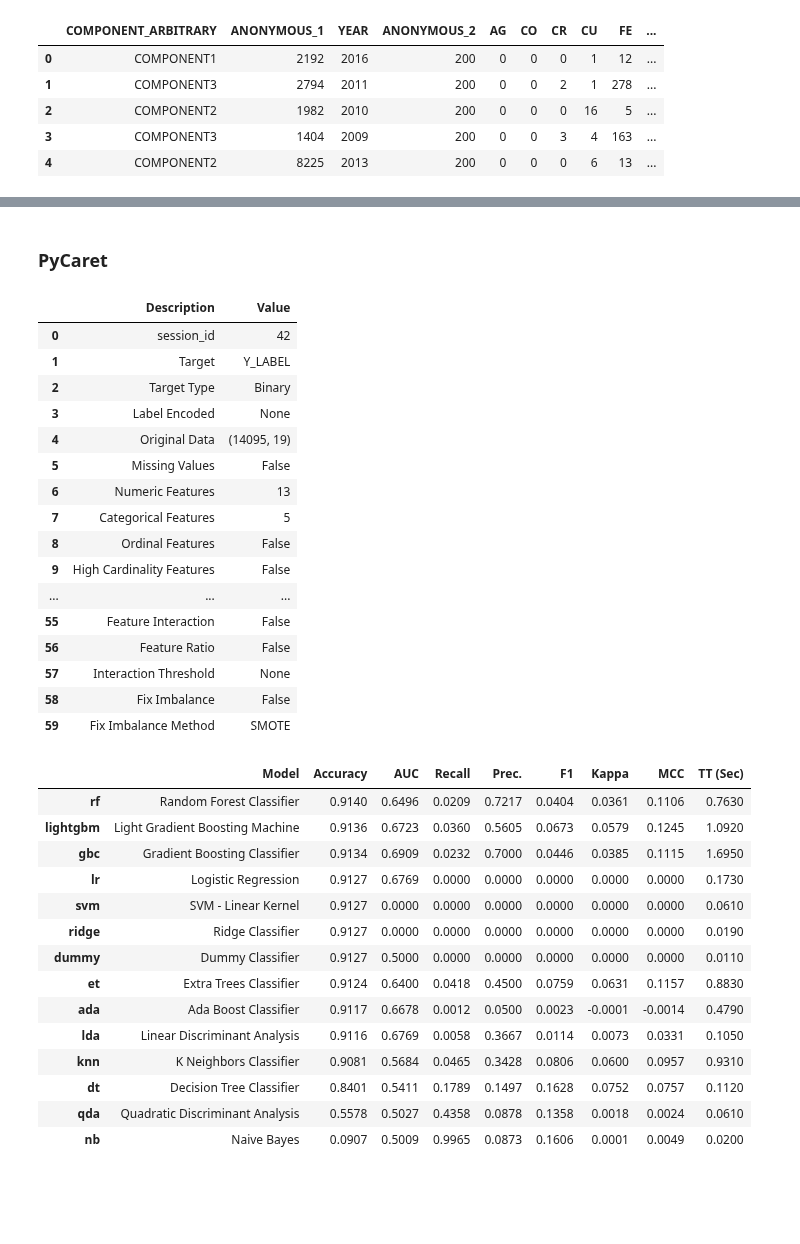
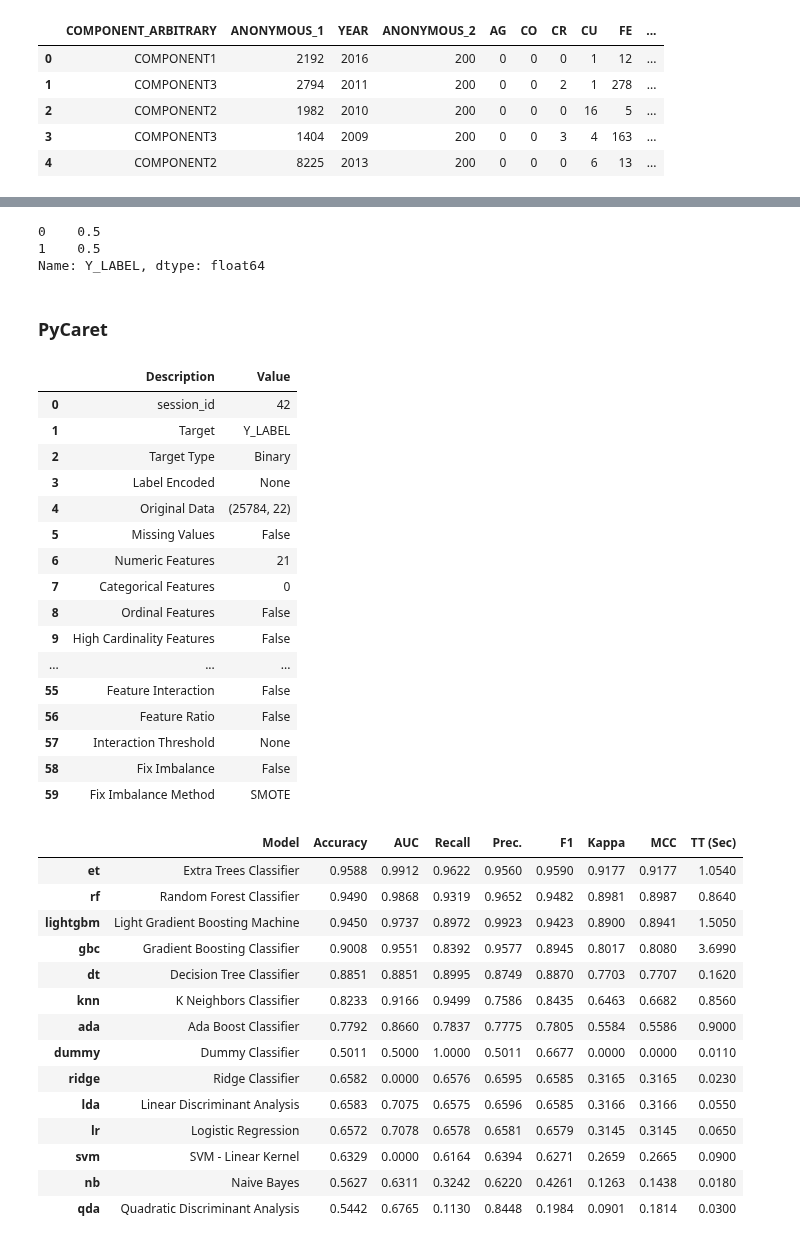
Before and after one commit to nuyhc/Struggles, a Jupyter notebook: Classifying Oil Conditions of Construction Machine/clf_oil_cond_cm.ipynb, the cells around one changed output, grey strips where cells are left out. Drawn from its saved outputs; the diff is of its cells as text; code cells hidden in the pictures; blank space fills up the shorter version.

```diff
--- a/Classifying Oil Conditions of Construction Machine/clf_oil_cond_cm.ipynb
+++ b/Classifying Oil Conditions of Construction Machine/clf_oil_cond_cm.ipynb
@@ -76,0 +175,6 @@ display(test_df.head())
+# %%
+y_train.value_counts(normalize=True)
+# %% [output]
+0    0.5
+1    0.5
+Name: Y_LABEL, dtype: float64
@@ -77,17 +183,17 @@ display(test_df.head())
 # %% [markdown]
 ### PyCaret
 # %%
-setup_clf = pycaret_clf.setup(session_id=42, data=train_df, target="Y_LABEL", normalize=True, transformation=True, use_gpu=True)
+setup_clf = pycaret_clf.setup(session_id=42, data=oversampling_df, target="Y_LABEL", normalize=True, transformation=True, use_gpu=True)
 # %% [output]
 |  | Description | Value |
 | 0 | session_id | 42 |
 | 1 | Target | Y_LABEL |
 | 2 | Target Type | Binary |
 | 3 | Label Encoded | None |
-| 4 | Original Data | (14095, 19) |
+| 4 | Original Data | (25784, 22) |
 | 5 | Missing Values | False |
-| 6 | Numeric Features | 13 |
-| 7 | Categorical Features | 5 |
+| 6 | Numeric Features | 21 |
+| 7 | Categorical Features | 0 |
 | 8 | Ordinal Features | False |
 | 9 | High Cardinality Features | False |
 | ... | ... | ... |
@@ -101,19 +205,19 @@ clf = pycaret_clf.models()
 # %%
-top5 = pycaret_clf.compare_models(sort="Accuracy", n_select=5)
+top3 = pycaret_clf.compare_models(sort="F1", n_select=3)
 # %% [output]
 |  | Model | Accuracy | AUC | Recall | Prec. | F1 | Kappa | MCC | TT (Sec) |
-| rf | Random Forest Classifier | 0.9140 | 0.6496 | 0.0209 | 0.7217 | 0.0404 | 0.0361 | 0.1106 | 0.7630 |
-| lightgbm | Light Gradient Boosting Machine | 0.9136 | 0.6723 | 0.0360 | 0.5605 | 0.0673 | 0.0579 | 0.1245 | 1.0920 |
-| gbc | Gradient Boosting Classifier | 0.9134 | 0.6909 | 0.0232 | 0.7000 | 0.0446 | 0.0385 | 0.1115 | 1.6950 |
-| lr | Logistic Regression | 0.9127 | 0.6769 | 0.0000 | 0.0000 | 0.0000 | 0.0000 | 0.0000 | 0.1730 |
-| svm | SVM - Linear Kernel | 0.9127 | 0.0000 | 0.0000 | 0.0000 | 0.0000 | 0.0000 | 0.0000 | 0.0610 |
-| ridge | Ridge Classifier | 0.9127 | 0.0000 | 0.0000 | 0.0000 | 0.0000 | 0.0000 | 0.0000 | 0.0190 |
-| dummy | Dummy Classifier | 0.9127 | 0.5000 | 0.0000 | 0.0000 | 0.0000 | 0.0000 | 0.0000 | 0.0110 |
-| et | Extra Trees Classifier | 0.9124 | 0.6400 | 0.0418 | 0.4500 | 0.0759 | 0.0631 | 0.1157 | 0.8830 |
-| ada | Ada Boost Classifier | 0.9117 | 0.6678 | 0.0012 | 0.0500 | 0.0023 | -0.0001 | -0.0014 | 0.4790 |
-| lda | Linear Discriminant Analysis | 0.9116 | 0.6769 | 0.0058 | 0.3667 | 0.0114 | 0.0073 | 0.0331 | 0.1050 |
-| knn | K Neighbors Classifier | 0.9081 | 0.5684 | 0.0465 | 0.3428 | 0.0806 | 0.0600 | 0.0957 | 0.9310 |
-| dt | Decision Tree Classifier | 0.8401 | 0.5411 | 0.1789 | 0.1497 | 0.1628 | 0.0752 | 0.0757 | 0.1120 |
-| qda | Quadratic Discriminant Analysis | 0.5578 | 0.5027 | 0.4358 | 0.0878 | 0.1358 | 0.0018 | 0.0024 | 0.0610 |
-| nb | Naive Bayes | 0.0907 | 0.5009 | 0.9965 | 0.0873 | 0.1606 | 0.0001 | 0.0049 | 0.0200 |
+| et | Extra Trees Classifier | 0.9588 | 0.9912 | 0.9622 | 0.9560 | 0.9590 | 0.9177 | 0.9177 | 1.0540 |
+| rf | Random Forest Classifier | 0.9490 | 0.9868 | 0.9319 | 0.9652 | 0.9482 | 0.8981 | 0.8987 | 0.8640 |
+| lightgbm | Light Gradient Boosting Machine | 0.9450 | 0.9737 | 0.8972 | 0.9923 | 0.9423 | 0.8900 | 0.8941 | 1.5050 |
+| gbc | Gradient Boosting Classifier | 0.9008 | 0.9551 | 0.8392 | 0.9577 | 0.8945 | 0.8017 | 0.8080 | 3.6990 |
+| dt | Decision Tree Classifier | 0.8851 | 0.8851 | 0.8995 | 0.8749 | 0.8870 | 0.7703 | 0.7707 | 0.1620 |
+| knn | K Neighbors Classifier | 0.8233 | 0.9166 | 0.9499 | 0.7586 | 0.8435 | 0.6463 | 0.6682 | 0.8560 |
+| ada | Ada Boost Classifier | 0.7792 | 0.8660 | 0.7837 | 0.7775 | 0.7805 | 0.5584 | 0.5586 | 0.9000 |
+| dummy | Dummy Classifier | 0.5011 | 0.5000 | 1.0000 | 0.5011 | 0.6677 | 0.0000 | 0.0000 | 0.0110 |
+| ridge | Ridge Classifier | 0.6582 | 0.0000 | 0.6576 | 0.6595 | 0.6585 | 0.3165 | 0.3165 | 0.0230 |
+| lda | Linear Discriminant Analysis | 0.6583 | 0.7075 | 0.6575 | 0.6596 | 0.6585 | 0.3166 | 0.3166 | 0.0550 |
+| lr | Logistic Regression | 0.6572 | 0.7078 | 0.6578 | 0.6581 | 0.6579 | 0.3145 | 0.3145 | 0.0650 |
+| svm | SVM - Linear Kernel | 0.6329 | 0.0000 | 0.6164 | 0.6394 | 0.6271 | 0.2659 | 0.2665 | 0.0900 |
+| nb | Naive Bayes | 0.5627 | 0.6311 | 0.3242 | 0.6220 | 0.4261 | 0.1263 | 0.1438 | 0.0180 |
+| qda | Quadratic Discriminant Analysis | 0.5442 | 0.6765 | 0.1130 | 0.8448 | 0.1984 | 0.0901 | 0.1814 | 0.0300 |
 # %%
```
Also changed, not shown: parts of 25 cells of this notebook.
